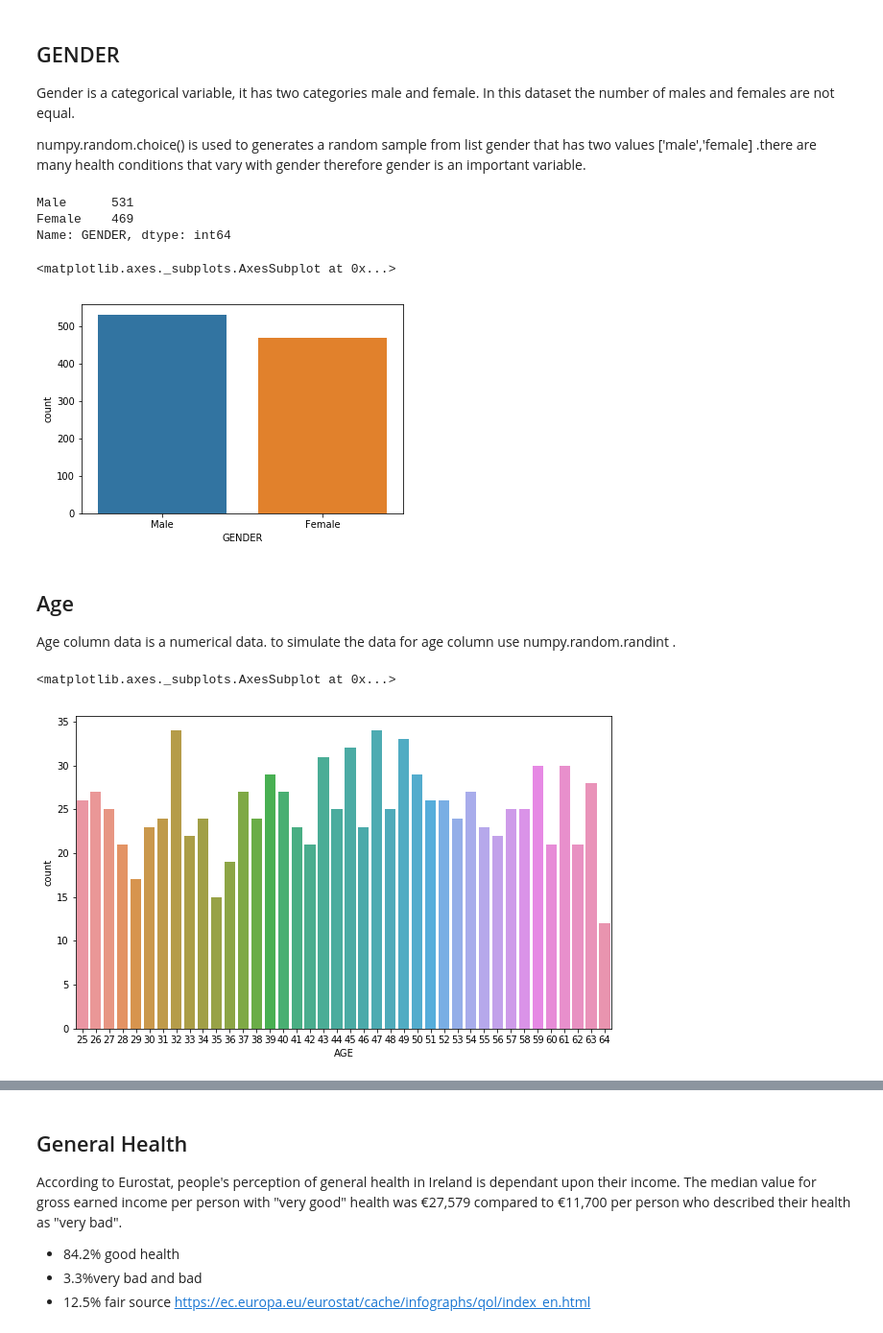
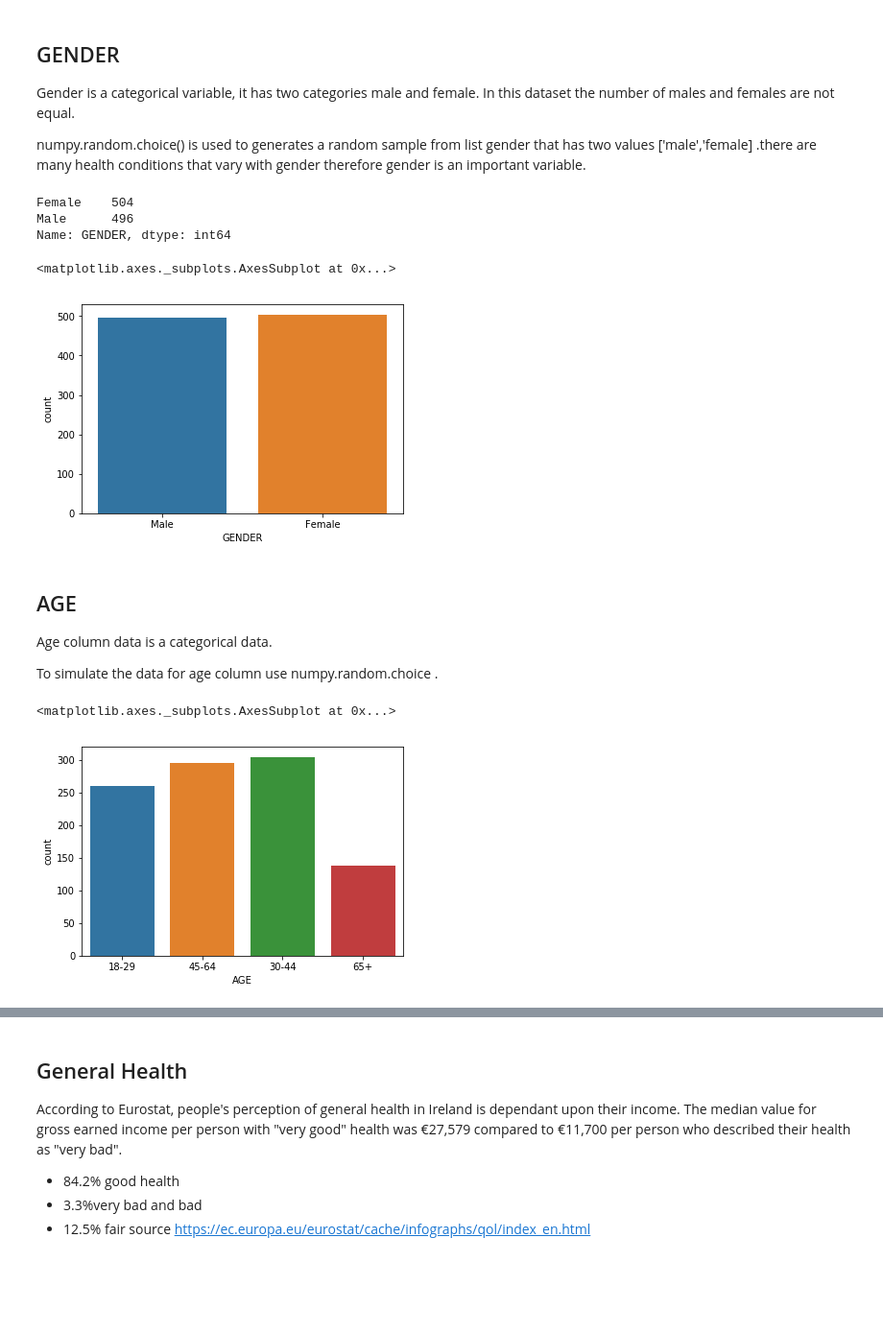
Before and after one commit to Freeha-S/ProgDA_Project, a Jupyter notebook: ProgDA-Project.ipynb, the cells around one changed output, grey strips where cells are left out. Shown at 96% size. Saved outputs shown, nothing was run; the diff lists cells and outputs as text; code cells hidden in the pictures; blank space fills up the shorter version.

```diff
--- a/ProgDA-Project.ipynb
+++ b/ProgDA-Project.ipynb
@@ -66,11 +69,12 @@ import matplotlib.pyplot as plt
 data1 = ['GENDER: Female, Male',
          'AGE: years',
          'EDUCATION:',
-         'EMPLOYMENT_STATUS: ',
+         'MEDICAL_CARD',
+         'WORK_SITUATION: ',
          'MARITAL_STATUS: ',
          'AREA: ',
-         'INCOME: Income yearly',
-         'GENERAL_HEALTH:'
+         'INCOME: ',
+         'SOCIAL_CLASS:'
 ]
 short_names = [d.split(':')[0] for d in data1]
 #create the dataset
@@ -89,34 +93,35 @@ numpy.random.choice() is used to generates a random sample from  list gender tha
 np.random.seed(256) # Set the random seed
 gender=['Male','Female']
 
-data['GENDER']= np.random.choice(gender, 1000)
+data['GENDER']= np.random.choice(gender,1000,p=[0.495,0.505])
 
 data['GENDER'].value_counts()
 # %% [output]
-Male      531
-Female    469
+Female    504
+Male      496
 Name: GENDER, dtype: int64
 # %%
 sns.countplot(x=data['GENDER'])
 # %% [output]
 <matplotlib.axes._subplots.AxesSubplot at 0x...>
-[figure, old version]
+[figure, new version]
 # %% [markdown]
-## Age
-Age column data is a numerical data.
-to simulate the data for age column use numpy.random.randint  .
+## AGE
+Age column data is a categorical data.
+
+To simulate the data for age column use numpy.random.choice  .
 # %%
 np.random.seed(256) # Set the random seed
-data['AGE'] = np.random.randint(25,65, size= 1000,dtype='int')# use np.random.randint to generate number between 25-64 from uniform distribution
-fig= plt.figure(figsize=(10,6))
+#data['AGE'] = np.random.randint(25,65, size= 1000,dtype='int')# use np.random.randint to generate number between 25-64 from uniform distribution
+age=['18-29','30-44','45-64','65+']
+data['AGE'] = np.random.choice(age, 1000, p=[0.25,0.31,0.29,0.15])
+#data = data.astype({"AGE": int})
+#fig= plt.figure(figsize=(10,6))
 sns.countplot(data['AGE'])
 
 # In first attempt i used the following code as i think of numeric data
 #but than i changed to categories as i found slan statistics better
 ###data['AGE'] = np.random.randint(25,45, size= 1000,dtype='int')
-##age=['18-29','30-44','45-64','65+']
-##data['AGE'] = np.random.choice(age, 1000, p=[0.25,0.31,0.29,0.15])
-#data = data.astype({"AGE": int})
 # %% [output]
 <matplotlib.axes._subplots.AxesSubplot at 0x...>
-[figure, old version]
+[figure, new version]
```
Also changed, not shown: parts of 35 cells of this notebook, 2 other files.
